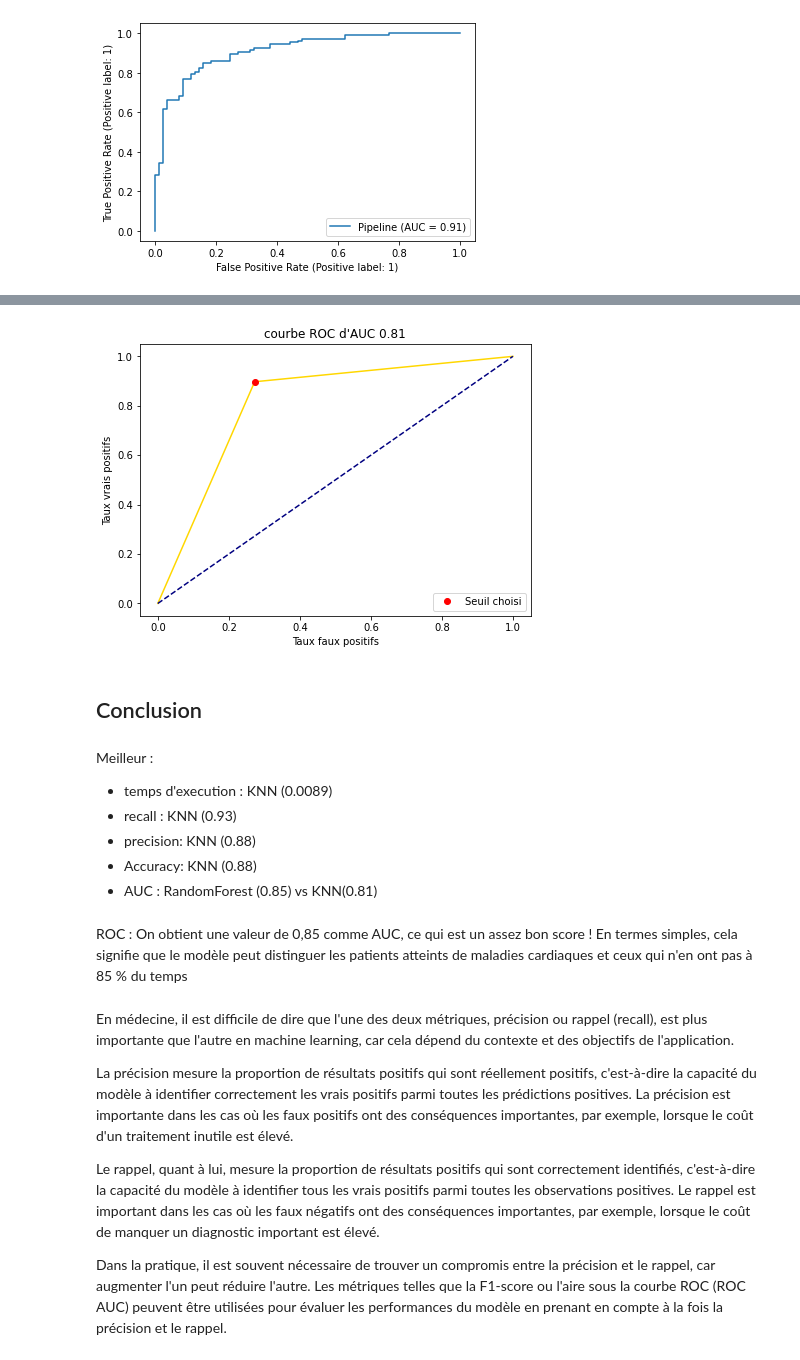
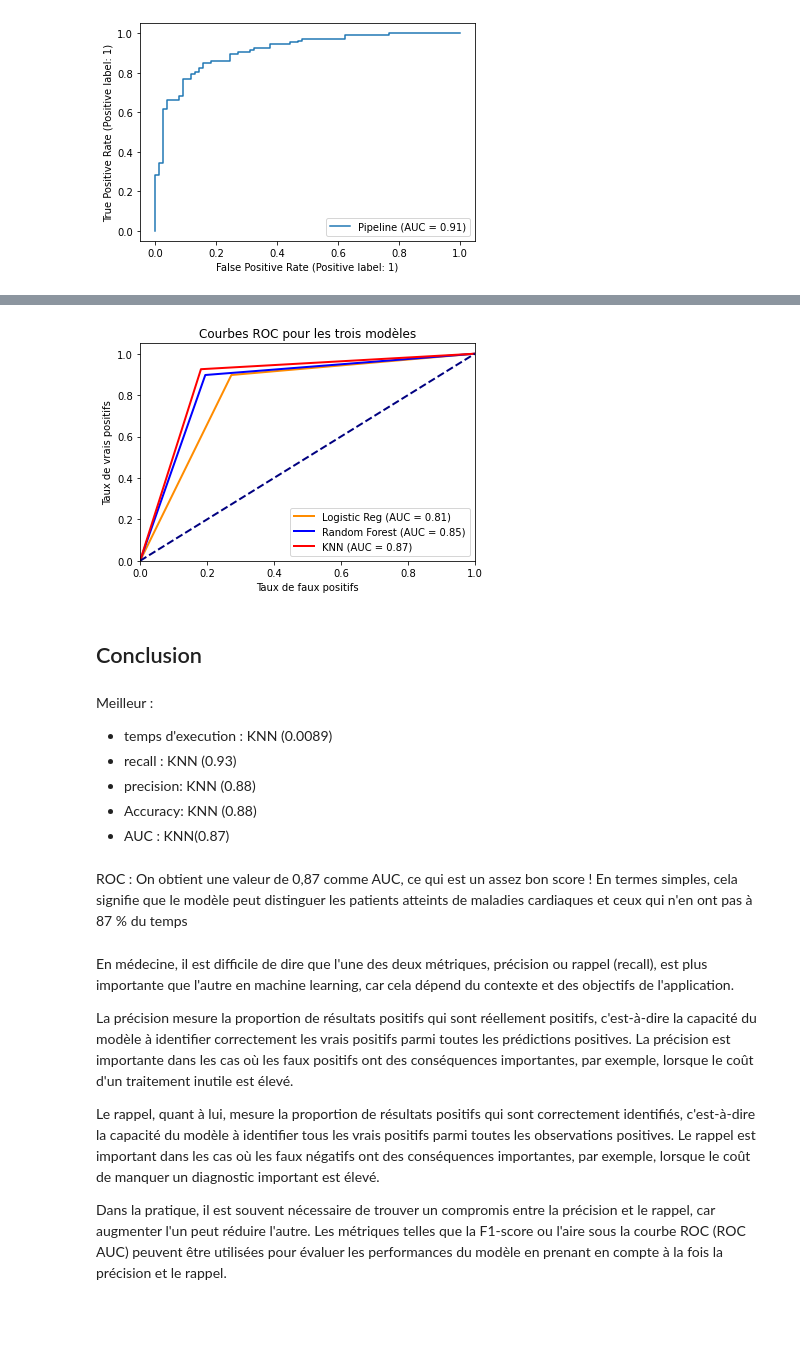
Before and after one commit to Amenay-khl/Heart_MachineLearning_V2, a Jupyter notebook: projet.ipynb, the cells around one changed output, grey strips where cells are left out. Saved outputs shown, nothing was run; the diff lists cells and outputs as text; code cells hidden in the pictures; blank space fills up the shorter version.

Commit message:
modification de la courbe roc

```diff
--- a/projet.ipynb
+++ b/projet.ipynb
@@ -637,25 +469,36 @@ weighted avg       0.83      0.83      0.82       184
-# %%
-#calcule le recall pour chaque classe en utilisant le seuil de classification optimal
-#Le seuil de classification optimal est déterminé en choisissant la valeur de
-# seuil à partir de laquelle la somme des faux positifs et des faux négatifs est minimale
-# ligne bleutaux de vrais positifs et de faux positifs d'un classificateur aléatoire.
-un_moins_spec, sens, seuil = roc_curve(y_test, y_pred)
-
-recall_0 = 1 - un_moins_spec[sum(seuil>val_seuil)]
-recall_1 = sens[sum(seuil>val_seuil)]
-
-plt.figure(figsize=(7, 5))
-sns.lineplot(un_moins_spec, sens, estimator=None, color = "gold")
-plt.title(f"courbe ROC d'AUC {round(val_auc,2)}")
-plt.plot([0,1], [0,1], color = 'navy', linestyle = '--')
-plt.plot(1 - recall_0, recall_1,'ro',label='Seuil choisi'); plt.legend();
-
-plt.xlabel('Taux faux positifs')
-plt.ylabel('Taux vrais positifs')
-plt.legend(loc="lower right")
-plt.show()
-# %% [output]
-[figure, removed]
+# %%
+# Calculer les scores de prédiction pour Log reg
+y_pred_proba1 = Logistic_Regression.predict(X_test)
+fpr1, tpr1, _ = metrics.roc_curve(y_test, y_pred_proba1)
+auc1 = metrics.roc_auc_score(y_test, y_pred_proba1)
+
+# Calculer les scores de prédiction pour le random forest
+
+y_pred_proba2 = RandomForest.predict(X_test)
+fpr2, tpr2, _ = metrics.roc_curve(y_test, y_pred_proba2)
+auc2 = metrics.roc_auc_score(y_test, y_pred_proba2)
+
+#    Calculer les scores de prédiction pour le KNN
+
+y_pred_proba3 = KNN.predict(X_test)
+fpr3, tpr3, _ = metrics.roc_curve(y_test, y_pred_proba3)
+auc3 = metrics.roc_auc_score(y_test, y_pred_proba3)
+
+    # Dessiner la courbe ROC pour les trois modèles
+plt.figure()
+plt.plot(fpr1, tpr1, color='darkorange', lw=2, label='Logistic Reg (AUC = %0.2f)' % auc1)
+plt.plot(fpr2, tpr2, color='blue', lw=2, label='Random Forest (AUC = %0.2f)' % auc2)
+plt.plot(fpr3, tpr3, color='red', lw=2, label='KNN (AUC = %0.2f)' % auc3)
+plt.plot([0, 1], [0, 1], color='navy', lw=2, linestyle='--')
+plt.xlim([0.0, 1.0])
+plt.ylim([0.0, 1.05])
+plt.xlabel('Taux de faux positifs')
+plt.ylabel('Taux de vrais positifs')
+plt.title('Courbes ROC pour les trois modèles')
+plt.legend(loc="lower right")
+plt.show()
+# %% [output]
+[figure, added]
 # %% [markdown]
 ## Conclusion
 # %% [markdown]
@@ -664,9 +507,9 @@ Meilleur :
 - recall : KNN (0.93)
 - precision: KNN (0.88)
 - Accuracy: KNN (0.88)
-- AUC : RandomForest (0.85) vs KNN(0.81)
+- AUC : KNN(0.87)
 # %% [markdown]
-ROC : On obtient une valeur de 0,85 comme AUC, ce qui est un assez bon score ! En termes simples, cela signifie que le modèle peut distinguer les patients atteints de maladies cardiaques et ceux qui n'en ont pas à 85 % du temps
+ROC : On obtient une valeur de 0,87 comme AUC, ce qui est un assez bon score ! En termes simples, cela signifie que le modèle peut distinguer les patients atteints de maladies cardiaques et ceux qui n'en ont pas à 87 % du temps
 # %% [markdown]
 En médecine, il est difficile de dire que l'une des deux métriques, précision ou rappel (recall), est plus importante que l'autre en machine learning, car cela dépend du contexte et des objectifs de l'application.
 
```
Also changed, not shown: parts of 24 cells of this notebook.
